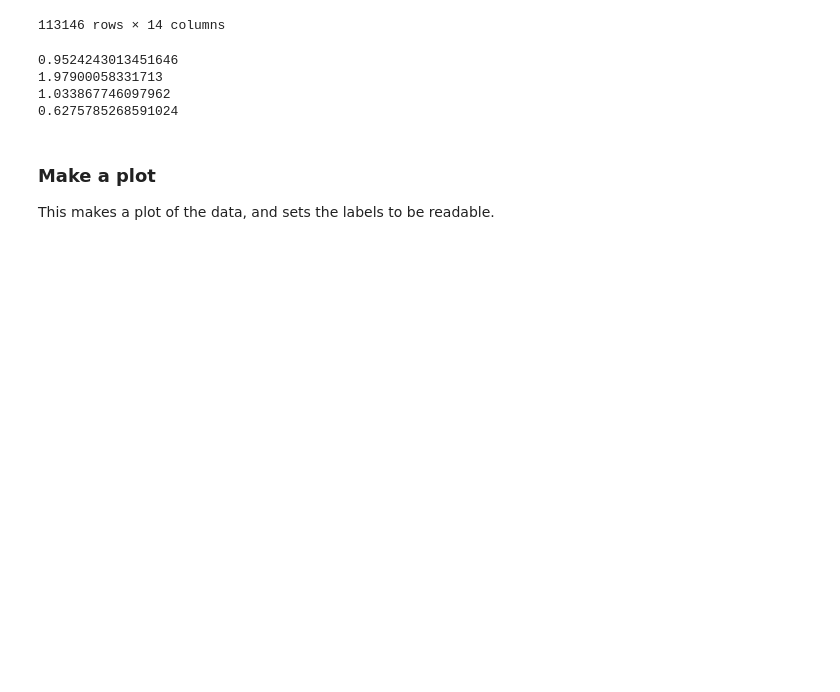
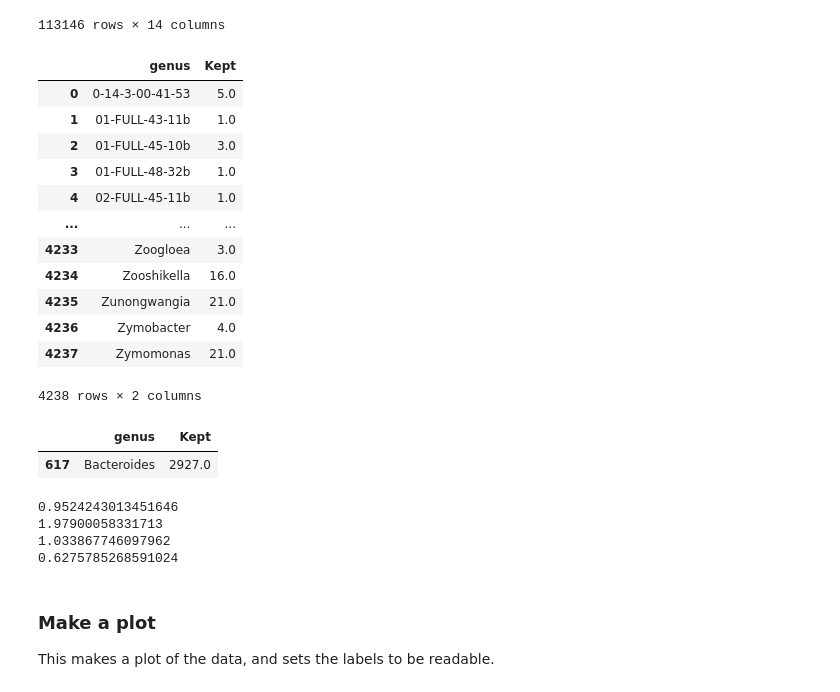
Before and after one commit to linsalrob/PhispyAnalysis, a Jupyter notebook: DataAnalysis/GTDB_taxonomy.ipynb, the cells around one changed output. Drawn from its saved outputs; the diff is of its cells as text; code cells hidden in the pictures; blank space fills up the shorter version.

Commit message:
Adding gtdb

```diff
--- a/DataAnalysis/GTDB_taxonomy.ipynb
+++ b/DataAnalysis/GTDB_taxonomy.ipynb
@@ -430,7 +402,7 @@ split_taxonomy(gtdb['gtdb_taxonomy'].iloc[0])
 # %%
 tc = ['domain', 'phylum', 'class', 'order', 'family', 'genus', 'species']
 gc = ['accession', 'gtdb_genome_representative', 'gtdb_representative', 'gtdb_taxonomy', 'gtdb_type_designation', 'gtdb_type_designation_sources', 'gtdb_type_species_of_genus']
-gtdbex = pd.concat([gtdb[acccol], pd.DataFrame.from_records(gtdb['gtdb_taxonomy'].apply(split_taxonomy), columns=tc), gtdb[gc]], axis=1)
+gtdbex = pd.concat([gtdb[acccol], gtdb[tc], gtdb[gc]], axis=1)
 gtdbex
 # %% [output]
 |  | assembly_accession | domain | phylum | class | order | family | genus | species | accession | ... |
@@ -463,8 +435,8 @@ Unique orders: 930 Unique to order: 930
 
 Merge the GTDB taxonomy with the prophage counts into a single df
 # %%
-cvtax = pd.merge(gtdbex[['assembly_accession', 'domain', 'phylum', 'class', 'order', 'family', 'genus', 'species']], checkvcounts, left_on='assembly_accession', right_on='assembly_accession', how='inner')
-cvtax = pd.merge(cvtax, phagesdf[['assembly_accession', 'Kept']], left_on='assembly_accession', right_on='assembly_accession', how='inner')
+cvtax = pd.merge(gtdbex[['assembly_accession', 'domain', 'phylum', 'class', 'order', 'family', 'genus', 'species']], checkvcounts, on='assembly_accession', how='inner')
+cvtax = pd.merge(cvtax, phagesdf[['assembly_accession', 'Kept']], on='assembly_accession', how='inner')
 cvtax
 # %% [output]
 |  | assembly_accession | domain | phylum | class | order | family | genus | species | Not-determined | ... |
@@ -480,6 +452,28 @@ cvtax
 | 113144 | GCA_902158715.1 | Bacteria | Proteobacteria | Gammaproteobacteria | Enterobacterales | Enterobacteriaceae | Klebsiella_A | Klebsiella_A grimontii | 0.0 | ... |
 | 113145 | GCA_902158725.1 | Bacteria | Proteobacteria | Gammaproteobacteria | Enterobacterales | Enterobacteriaceae | Klebsiella_A | Klebsiella_A grimontii | 0.0 | ... |
 113146 rows × 14 columns
+# %%
+tdf = pd.DataFrame(cvtax.groupby('genus')['Kept'].agg(sum)).reset_index()
+tdf
+# %% [output]
+|  | genus | Kept |
+| 0 | 0-14-3-00-41-53 | 5.0 |
+| 1 | 01-FULL-43-11b | 1.0 |
+| 2 | 01-FULL-45-10b | 3.0 |
+| 3 | 01-FULL-48-32b | 1.0 |
+| 4 | 02-FULL-45-11b | 1.0 |
+| ... | ... | ... |
+| 4233 | Zoogloea | 3.0 |
+| 4234 | Zooshikella | 16.0 |
+| 4235 | Zunongwangia | 21.0 |
+| 4236 | Zymobacter | 4.0 |
+| 4237 | Zymomonas | 21.0 |
+4238 rows × 2 columns
+# %%
+tdf[tdf['genus'] == 'Bacteroides']
+# %% [output]
+|  | genus | Kept |
+| 617 | Bacteroides | 2927.0 |
 # %%
 for c in ['Not-determined', 'Low-quality', 'Medium-quality', 'High-quality']:
     print(cvtax[c].mean())
```
Also changed, not shown: parts of 3 cells of this notebook.
